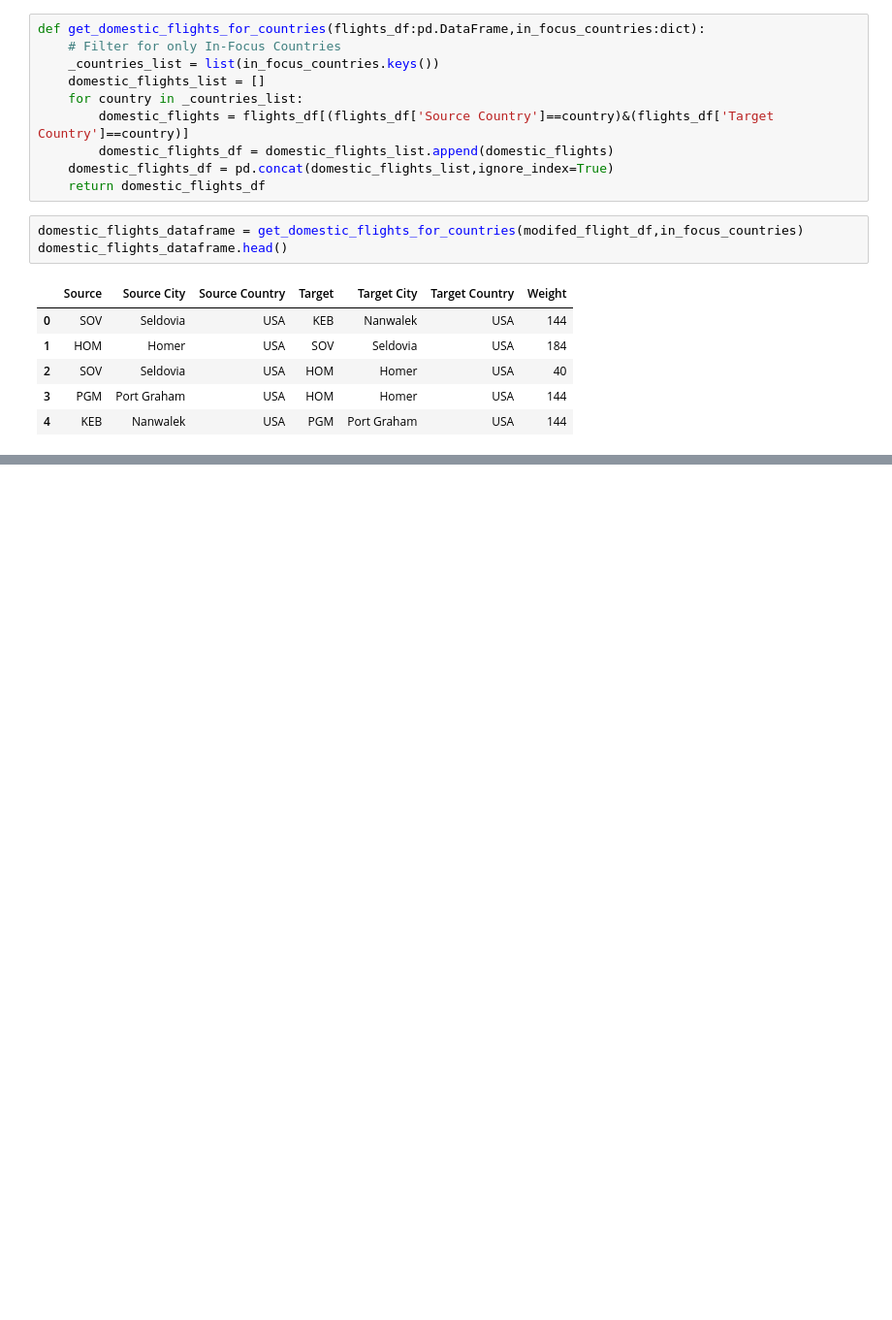
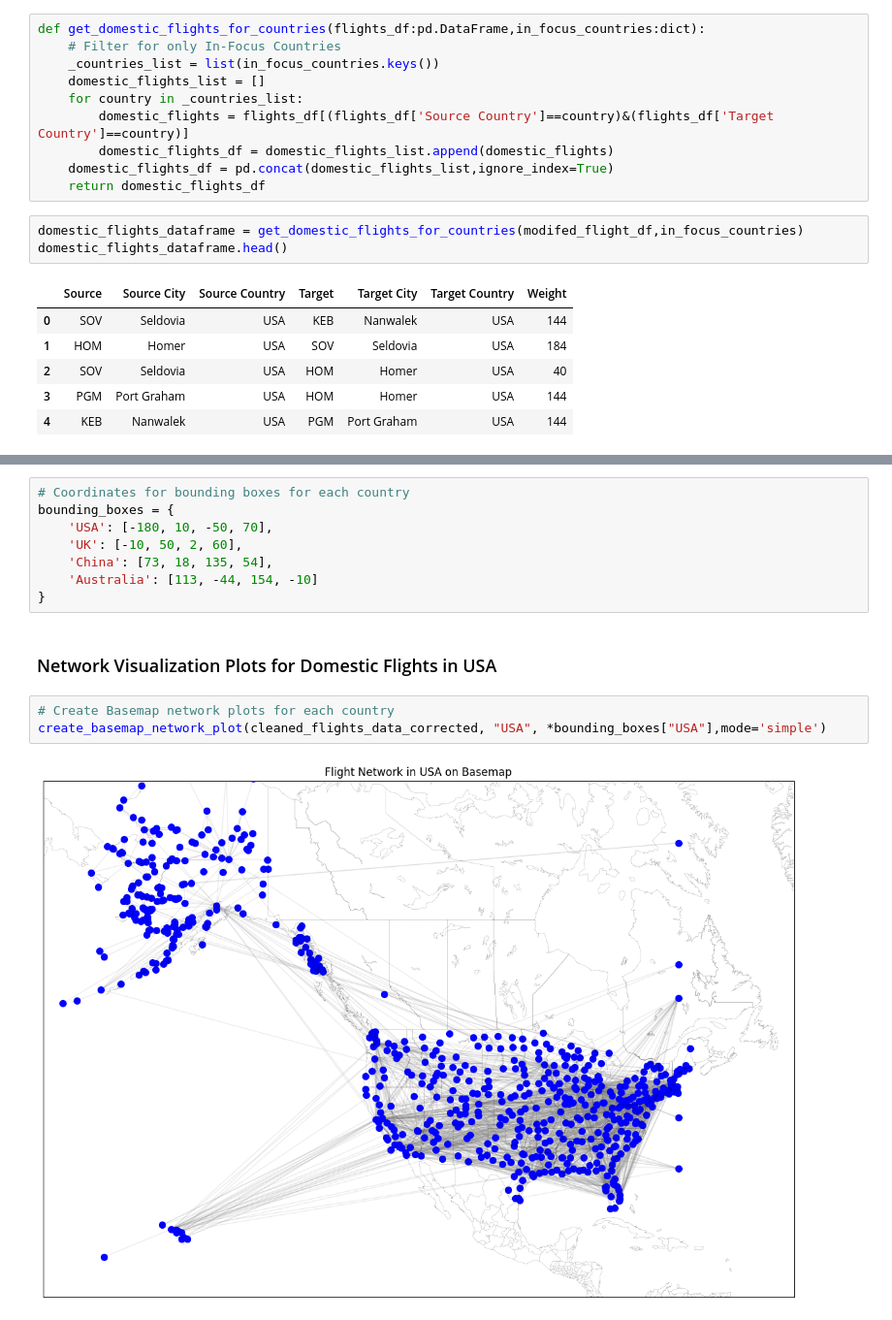
Before and after one commit to juliangdz/Multi-Scale-Network-Analysis-of-Flight-Data, a Jupyter notebook: analysis.ipynb, the cells around one changed output, grey strips where cells are left out. Shown at 97% size. Saved outputs shown, nothing was run; the diff lists cells and outputs as text; blank space fills up the shorter version.

Commit message:
data preprocessing and cleaning done

```diff
--- a/analysis.ipynb
+++ b/analysis.ipynb
@@ -188,0 +458,15 @@ data_integrity_checks(merged_flights_data_corrected)
+# %%
+# Coordinates for bounding boxes for each country
+bounding_boxes = {
+    'USA': [-180, 10, -50, 70],
+    'UK': [-10, 50, 2, 60],
+    'China': [73, 18, 135, 54],
+    'Australia': [113, -44, 154, -10]
+}
+# %% [markdown]
+### Network Visualization Plots for Domestic Flights in USA
+# %%
+# Create Basemap network plots for each country
+create_basemap_network_plot(cleaned_flights_data_corrected, "USA", *bounding_boxes["USA"],mode='simple')
+# %% [output]
+[figure, added]
```
Also changed, not shown: parts of 48 cells of this notebook, 7 other files.
